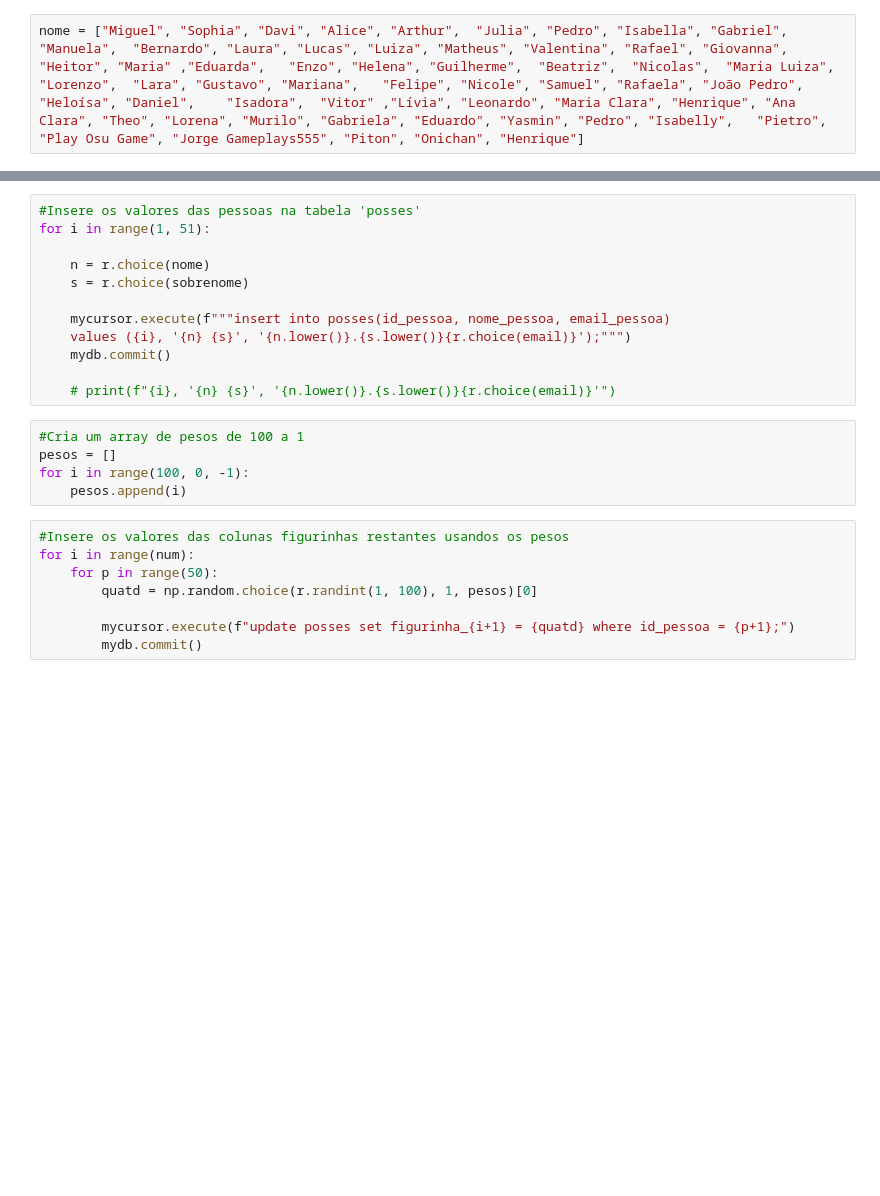
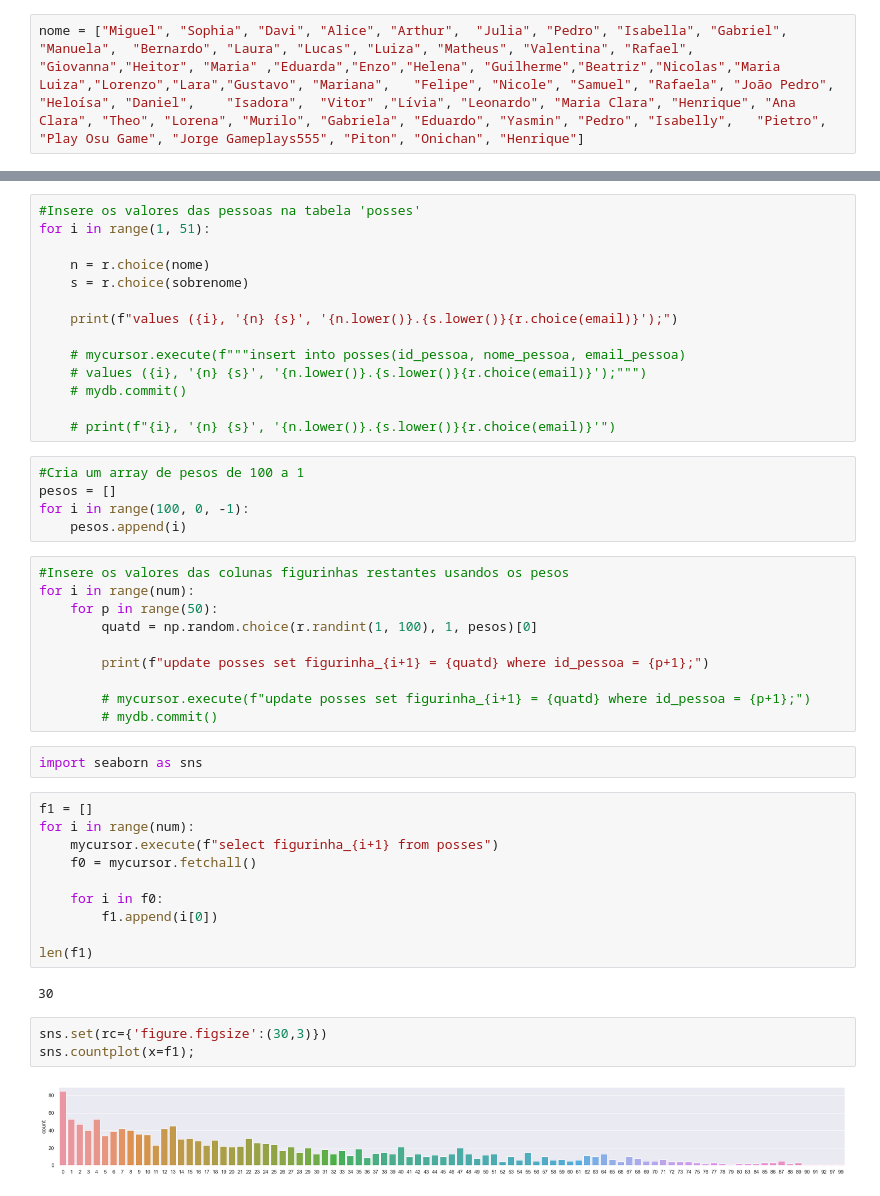
Before and after one commit to kannonw/DB, a Jupyter notebook: Local/Figurinhas/pessoas_values.ipynb, the cells around one changed output, grey strips where cells are left out. Cells and saved outputs as stored; diff of their text form; blank space fills up the shorter version.

```diff
--- a/Local/Figurinhas/pessoas_values.ipynb
+++ b/Local/Figurinhas/pessoas_values.ipynb
@@ -29,7 +29,7 @@ for i in range(num):
     mycursor.execute(f"alter table posses add figurinha_{i+1} int;")
     mydb.commit()
 # %%
-nome = ["Miguel", "Sophia",	"Davi",	"Alice", "Arthur",	"Julia", "Pedro", "Isabella", "Gabriel", "Manuela",	"Bernardo",	"Laura", "Lucas", "Luiza", "Matheus", "Valentina", "Rafael", "Giovanna",	"Heitor", "Maria" ,"Eduarda",	"Enzo",	"Helena", "Guilherme",	"Beatriz",	"Nicolas",	"Maria Luiza",	"Lorenzo",	"Lara",	"Gustavo", "Mariana",	"Felipe", "Nicole",	"Samuel", "Rafaela", "João Pedro", "Heloísa", "Daniel",	"Isadora",	"Vitor"	,"Lívia", "Leonardo", "Maria Clara", "Henrique", "Ana Clara", "Theo", "Lorena", "Murilo", "Gabriela", "Eduardo", "Yasmin", "Pedro", "Isabelly",	"Pietro", "Play Osu Game", "Jorge Gameplays555", "Piton", "Onichan", "Henrique"]
+nome = ["Miguel", "Sophia",	"Davi",	"Alice", "Arthur",	"Julia", "Pedro", "Isabella", "Gabriel", "Manuela",	"Bernardo",	"Laura", "Lucas", "Luiza", "Matheus", "Valentina", "Rafael", "Giovanna","Heitor", "Maria" ,"Eduarda","Enzo","Helena", "Guilherme","Beatriz","Nicolas","Maria Luiza","Lorenzo","Lara","Gustavo", "Mariana",	"Felipe", "Nicole",	"Samuel", "Rafaela", "João Pedro", "Heloísa", "Daniel",	"Isadora",	"Vitor"	,"Lívia", "Leonardo", "Maria Clara", "Henrique", "Ana Clara", "Theo", "Lorena", "Murilo", "Gabriela", "Eduardo", "Yasmin", "Pedro", "Isabelly",	"Pietro", "Play Osu Game", "Jorge Gameplays555", "Piton", "Onichan", "Henrique"]
 # %%
 sobrenome = [ "Almeida", "Azevedo", "Braga", "Barros", "Bahiense", "Campos", "Cardoso", "Correia", "Castro", "Costa", "Fontes" , "Guimarães" , "Magalhães" , "Macedo", "Matos", "Pedreira", "Queirós", "Ribeiro", "Rocha", "Siqueira", "Serra", "Souza", "Teixeira", "Valle"]
 # %%
@@ -41,9 +41,11 @@ for i in range(1, 51):
     n = r.choice(nome)
     s = r.choice(sobrenome)
 
-    mycursor.execute(f"""insert into posses(id_pessoa, nome_pessoa, email_pessoa)
-    values ({i}, '{n} {s}', '{n.lower()}.{s.lower()}{r.choice(email)}');""")
-    mydb.commit()
+    print(f"values ({i}, '{n} {s}', '{n.lower()}.{s.lower()}{r.choice(email)}');")
+
+    # mycursor.execute(f"""insert into posses(id_pessoa, nome_pessoa, email_pessoa)
+    # values ({i}, '{n} {s}', '{n.lower()}.{s.lower()}{r.choice(email)}');""")
+    # mydb.commit()
 
     # print(f"{i}, '{n} {s}', '{n.lower()}.{s.lower()}{r.choice(email)}'")
 # %%
@@ -57,5 +59,26 @@ for i in range(num):
     for p in range(50):
         quatd = np.random.choice(r.randint(1, 100), 1, pesos)[0]
 
-        mycursor.execute(f"update posses set figurinha_{i+1} = {quatd} where id_pessoa = {p+1};")
-        mydb.commit()
+        print(f"update posses set figurinha_{i+1} = {quatd} where id_pessoa = {p+1};")
+
+        # mycursor.execute(f"update posses set figurinha_{i+1} = {quatd} where id_pessoa = {p+1};")
+        # mydb.commit()
+# %%
+import seaborn as sns
+# %%
+f1 = []
+for i in range(num):
+    mycursor.execute(f"select figurinha_{i+1} from posses")
+    f0 = mycursor.fetchall()
+
+    for i in f0:
+        f1.append(i[0])
+
+len(f1)
+# %% [output]
+30
+# %%
+sns.set(rc={'figure.figsize':(30,3)})
+sns.countplot(x=f1);
+# %% [output]
+[figure, added]
```
Also changed, not shown: 1 other file.
